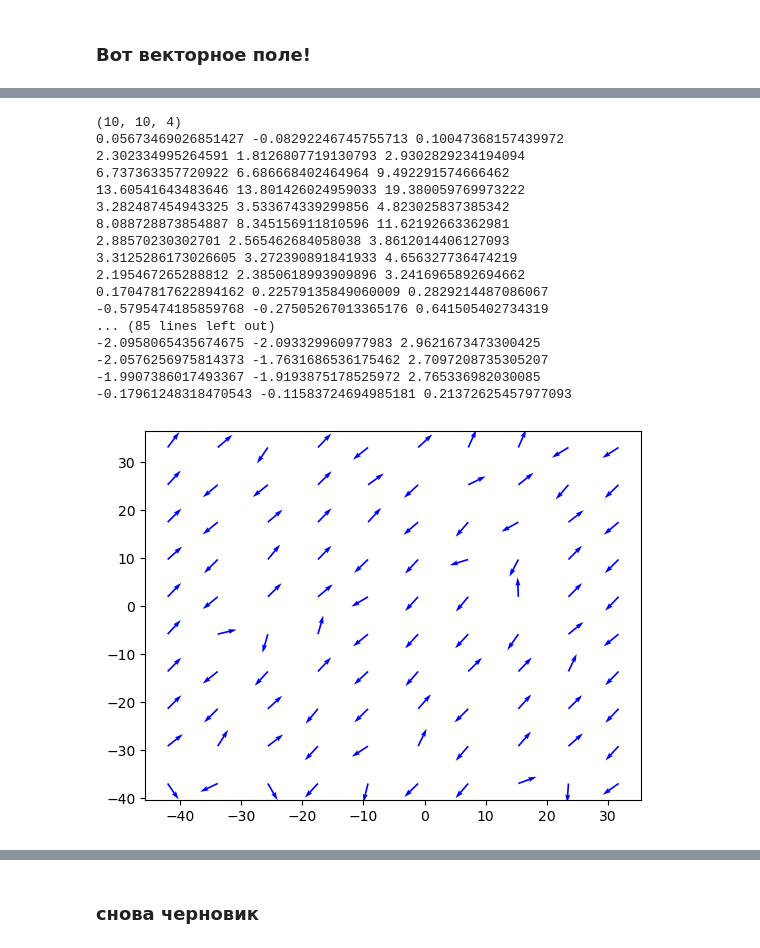
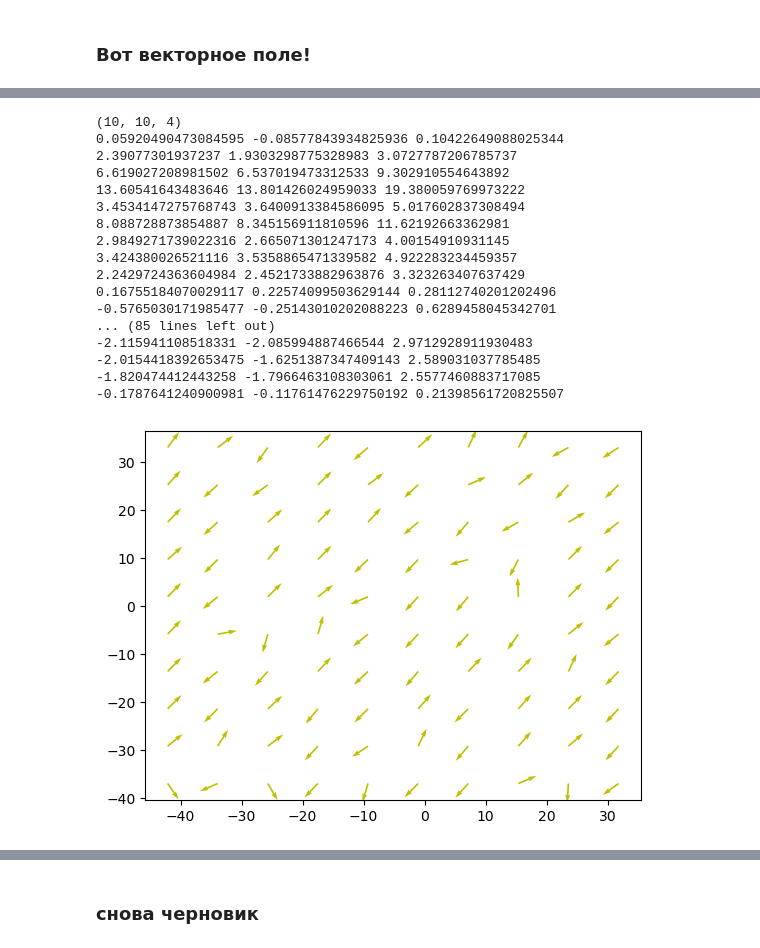
Before and after one commit to Barbara1576/navigation, a Jupyter notebook: velAnalysisNew.ipynb, the cells around one changed output, grey strips where cells are left out. Saved outputs shown, nothing was run; the diff lists cells and outputs as text; code cells hidden in the pictures.

```diff
--- a/velAnalysisNew.ipynb
+++ b/velAnalysisNew.ipynb
@@ -44,12 +44,6 @@ def addFilteredV(df):
     df['Vx'] = pd.Series(gaussian_filter1d(df['Vx'], 5))
     df['Vx'] = pd.Series(gaussian_filter1d(df['Vy'], 5))
     return(df)
-# %%
-def addFilteredV(df):
-    df['V'] = pd.Series(gaussian_filter1d(df['V'], 5))
-    df['Vx'] = pd.Series(gaussian_filter1d(df['Vx'], 5))
-    df['Vx'] = pd.Series(gaussian_filter1d(df['Vy'], 5))
-    return df
 # %%
 %matplotlib inline
 # %%
@@ -175,48 +202,50 @@ n=10
 if True:
     ind = range(0, len(df))
     df = df.reindex(ind)
-    binx = np.linspace(df["x"].min(), df["x"].max(), n+1)
+    binx = np.linspace(df["x"].min() - 0.1, df["x"].max() + 0.1, n+1)
     x_cut = pd.cut(df.x, binx, right=False)
     biny = np.linspace(df["y"].min(), df["y"].max(), n+1)
     y_cut = pd.cut(df.y, biny, right=False)
     dfn = df.groupby([x_cut, y_cut]).mean()
     dfvx = pd.DataFrame(dfn.loc[:, 'Vx'])
     dfvx = dfvx.unstack()
     #print(dfvx)
     dfvy = pd.DataFrame(dfn.loc[:, 'Vy'])
     dfvy = dfvy.unstack()
     forVect = []
     for i in range(n):
         kk = []
         for j in range(n):
             kk.append([binx[i],biny[j],dfvx.iloc[i][j],dfvy.iloc[i][j]])
         forVect.append(kk)
     Vectors = np.array(forVect)
     print(Vectors.shape)
     for i in Vectors:
         for j in i:
             l = pow((pow(j[2], 2) + pow(j[3], 2)), 0.5)
             print(j[2], j[3], l)
-            plt.quiver(j[0], j[1], j[2], j[3], color='b', units='xy', scale=l/3.5, width=0.3)
+            #j[0] -= j[2]
+            #j[1] -= j[3]
+            plt.quiver(j[0], j[1], j[2], j[3], color='y', units='xy', scale=l/3.5, width=0.3)
     # Show plot with grid
     #plt.grid()
     plt.show()
 # %% [output]
 (10, 10, 4)
-0.05673469026851427 -0.08292246745755713 0.10047368157439972
-2.302334995264591 1.8126807719130793 2.9302829234194094
-6.737363357720922 6.686668402464964 9.492291574666462
+0.05920490473084595 -0.08577843934825936 0.10422649088025344
+2.39077301937237 1.9303298775328983 3.0727787206785737
+6.619027208981502 6.537019473312533 9.302910554643892
 13.60541643483646 13.801426024959033 19.380059769973222
-3.282487454943325 3.533674339299856 4.823025837385342
+3.4534147275768743 3.6400913384586095 5.017602837308494
 8.088728873854887 8.345156911810596 11.62192663362981
-2.88570230302701 2.565462684058038 3.8612014406127093
-3.3125286173026605 3.272390891841933 4.656327736474219
-2.195467265288812 2.3850618993909896 3.2416965892694662
-0.17047817622894162 0.22579135849060009 0.2829214487086067
--0.5795474185859768 -0.27505267013365176 0.641505402734319
+2.9849271739022316 2.665071301247173 4.00154910931145
+3.424380026521116 3.5358865471339582 4.922283234459357
+2.2429724363604984 2.4521733882963876 3.323263407637429
+0.16755184070029117 0.22574099503629144 0.28112740201202496
+-0.5765030171985477 -0.25143010202088223 0.6289458045342701
 ... (85 lines left out)
--2.0958065435674675 -2.093329960977983 2.9621673473300425
--2.0576256975814373 -1.7631686536175462 2.7097208735305207
--1.9907386017493367 -1.9193875178525972 2.765336982030085
--0.17961248318470543 -0.11583724694985181 0.21372625457977093
+-2.115941108518331 -2.085994887466544 2.9712928911930483
+-2.0154418392653475 -1.6251387347409143 2.589031037785485
+-1.820474412443258 -1.7966463108303061 2.5577460883717085
+-0.1787641240900981 -0.11761476229750192 0.21398561720825507
-[figure, old version]
+[figure, new version]
```
Also changed, not shown: parts of 22 cells of this notebook, 3 other files.
